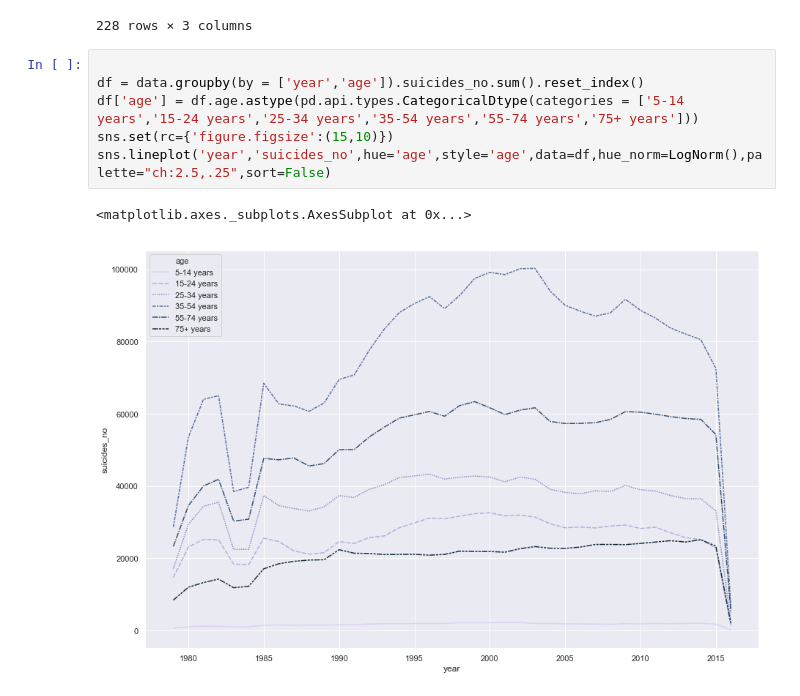
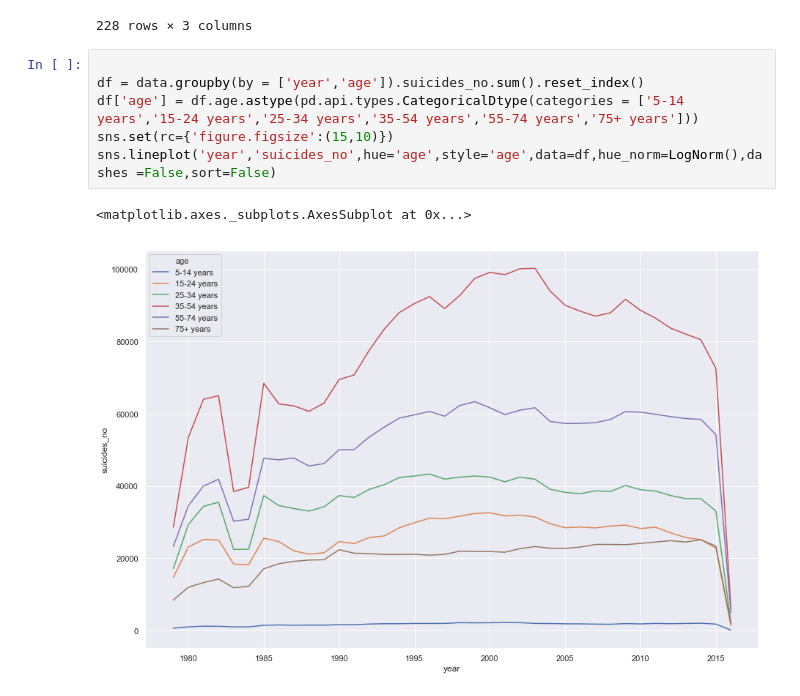
Before and after one commit to ArslanAliAwan/hnps, a Jupyter notebook: hnps.ipynb, the cells around one changed output. Cells and saved outputs as stored; diff of their text form.

```diff
--- a/hnps.ipynb
+++ b/hnps.ipynb
@@ -117,9 +117,9 @@ data.groupby(by=['year','age']).suicides_no.sum().reset_index()
 # %%
 
 df = data.groupby(by = ['year','age']).suicides_no.sum().reset_index()
 df['age'] = df.age.astype(pd.api.types.CategoricalDtype(categories = ['5-14 years','15-24 years','25-34 years','35-54 years','55-74 years','75+ years']))
 sns.set(rc={'figure.figsize':(15,10)})
-sns.lineplot('year','suicides_no',hue='age',style='age',data=df,hue_norm=LogNorm(),palette="ch:2.5,.25",sort=False)
+sns.lineplot('year','suicides_no',hue='age',style='age',data=df,hue_norm=LogNorm(),dashes =False,sort=False)
 # %% [output]
 <matplotlib.axes._subplots.AxesSubplot at 0x...>
-[figure, old version]
+[figure, new version]
```
Also changed, not shown: parts of 3 cells of this notebook.
